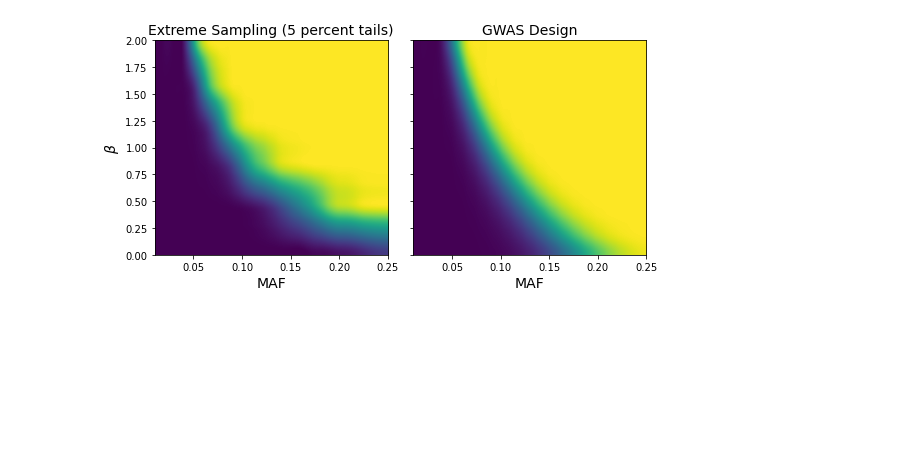
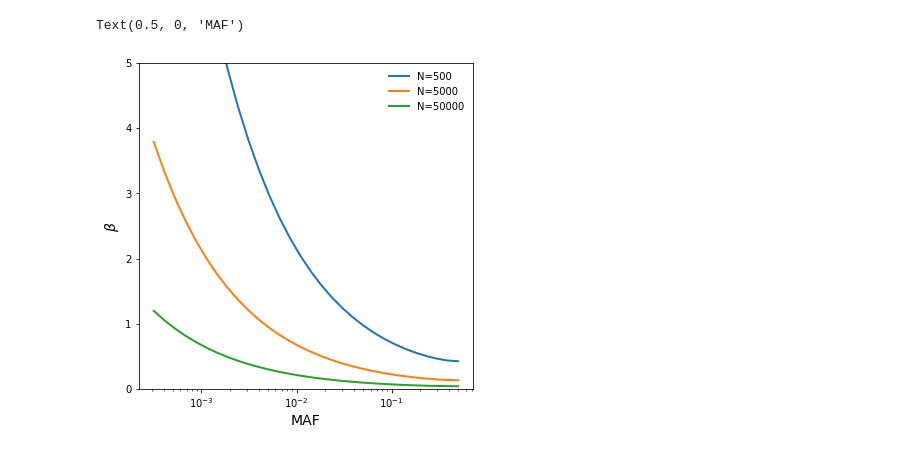
Before and after one commit to aabiddanda/qtl-power, a Jupyter notebook: notebooks/power_qtl.ipynb, the cells around one changed output. Cells and saved outputs as stored; diff of their text form; code cells hidden in the pictures; blank space fills up the shorter version.

```diff
--- a/notebooks/power_qtl.ipynb
+++ b/notebooks/power_qtl.ipynb
@@ -138,30 +15,18 @@ Wall time: 12.2 s
-# %%
-ps = np.logspace(-2, np.log10(0.25), 20)
-beta = np.linspace(0, 2, 20)
-
-Z1 = np.zeros(shape=(ps.size, beta.size))
-# for i,p in tqdm(enumerate(ps)):
-for j,b in tqdm(enumerate(beta)):
-    mafs, powers = est_power_extreme_pheno_maf_interpolate(ps, nbisect=6, n=1000, beta=b, alpha=1e-5, q0=0.1, q1=0.1, niter=200)
-    f = interp1d(mafs, powers, fill_value=(0, 1.), kind='slinear')
-    Z1[:,j] = f(ps)
-
-
-Z = np.zeros(shape=(ps.size, beta.size))
-for i,p in tqdm(enumerate(ps)):
-    for j,b in enumerate(beta):
-        Z[i,j] = qtl_assoc_power(n=1000, p=p, beta=b, r2=1.0, alpha=1e-5)
-# %%
-# Plotting differences in power between the two and interpolating
-fig, ax = plt.subplots(1,2,figsize=(8,4), sharey=True, sharex=True)
-ax[0].imshow(Z1, origin="lower", extent=extent, aspect='auto', interpolation='lanczos')
-im = ax[1].imshow(Z, origin="lower", extent=extent, aspect='auto', interpolation='lanczos')
-ax[0].set_ylabel(r'$\beta$', fontsize=14);
-ax[0].set_xlabel('MAF', fontsize=14);
-ax[1].set_xlabel('MAF', fontsize=14);
-ax[0].set_title(r'Extreme Sampling (5 percent tails)', fontsize=14)
-ax[1].set_title(r'GWAS Design', fontsize=14)
-plt.tight_layout()
-plt.savefig('../plots/extreme_sampling_n1000_5percent.pdf', bbox_inches='tight')
-# %% [output]
-[figure, removed]
+# %%
+fig, ax = plt.subplots(1,1,figsize=(6,6))
+ns = [500, 5000, 50000]
+ps = np.logspace(-3.5, np.log10(0.5), 30)
+
+for n in ns:
+    opt_betas = [GWAS_Power().quant_trait_beta_power(n=n, p=p) for p in ps]
+    ax.plot(ps, opt_betas, lw=2, label=f'N={n}')
+
+ax.set_xscale('log')
+ax.set_ylim(0, 5)
+# ax.set_yscale('log')
+ax.legend(frameon=False)
+ax.set_ylabel(r'$\beta$', fontsize=14)
+ax.set_xlabel(r'MAF', fontsize=14)
+# %% [output]
+Text(0.5, 0, 'MAF')
+[figure, added]
```
Also changed, not shown: parts of 9 cells of this notebook, 15 other files.
